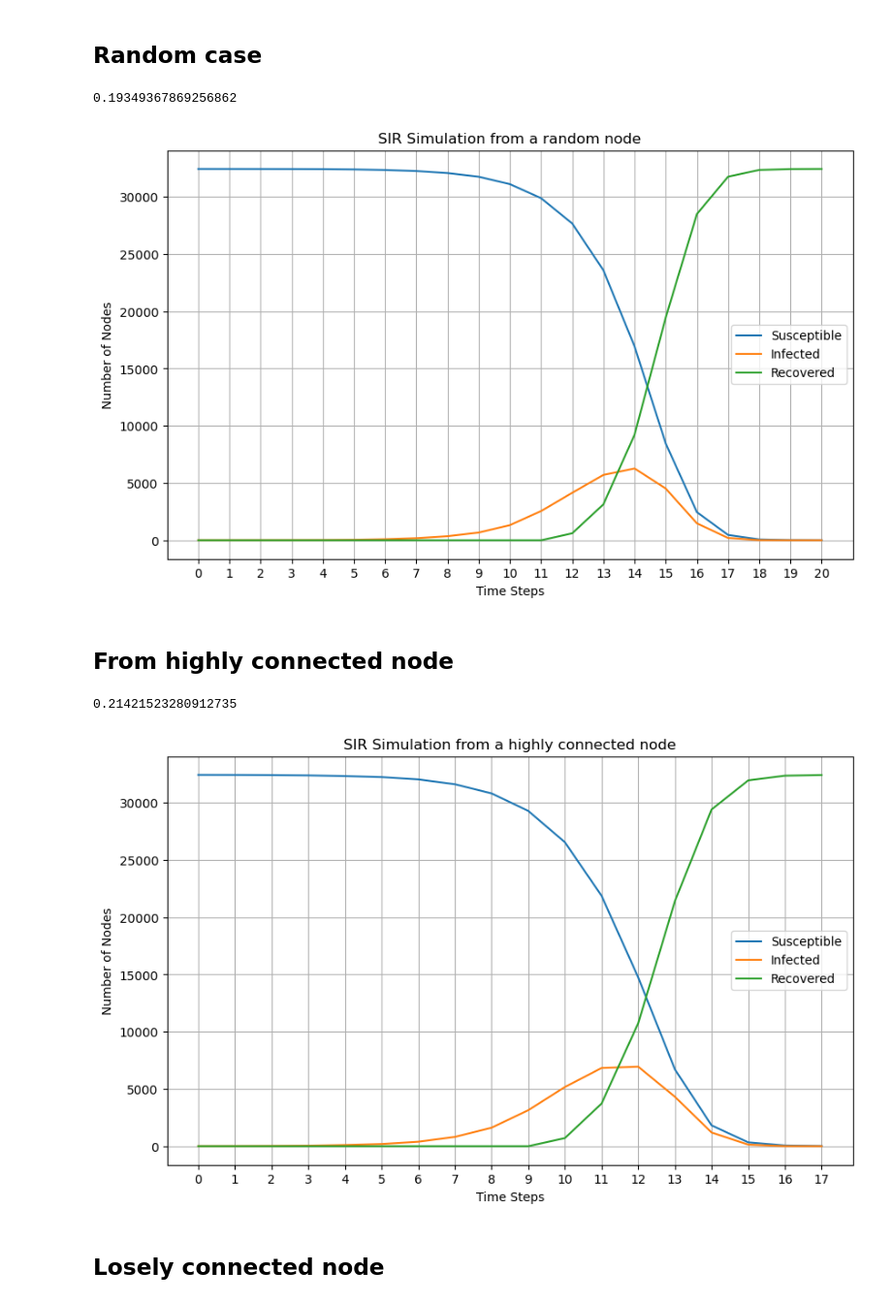
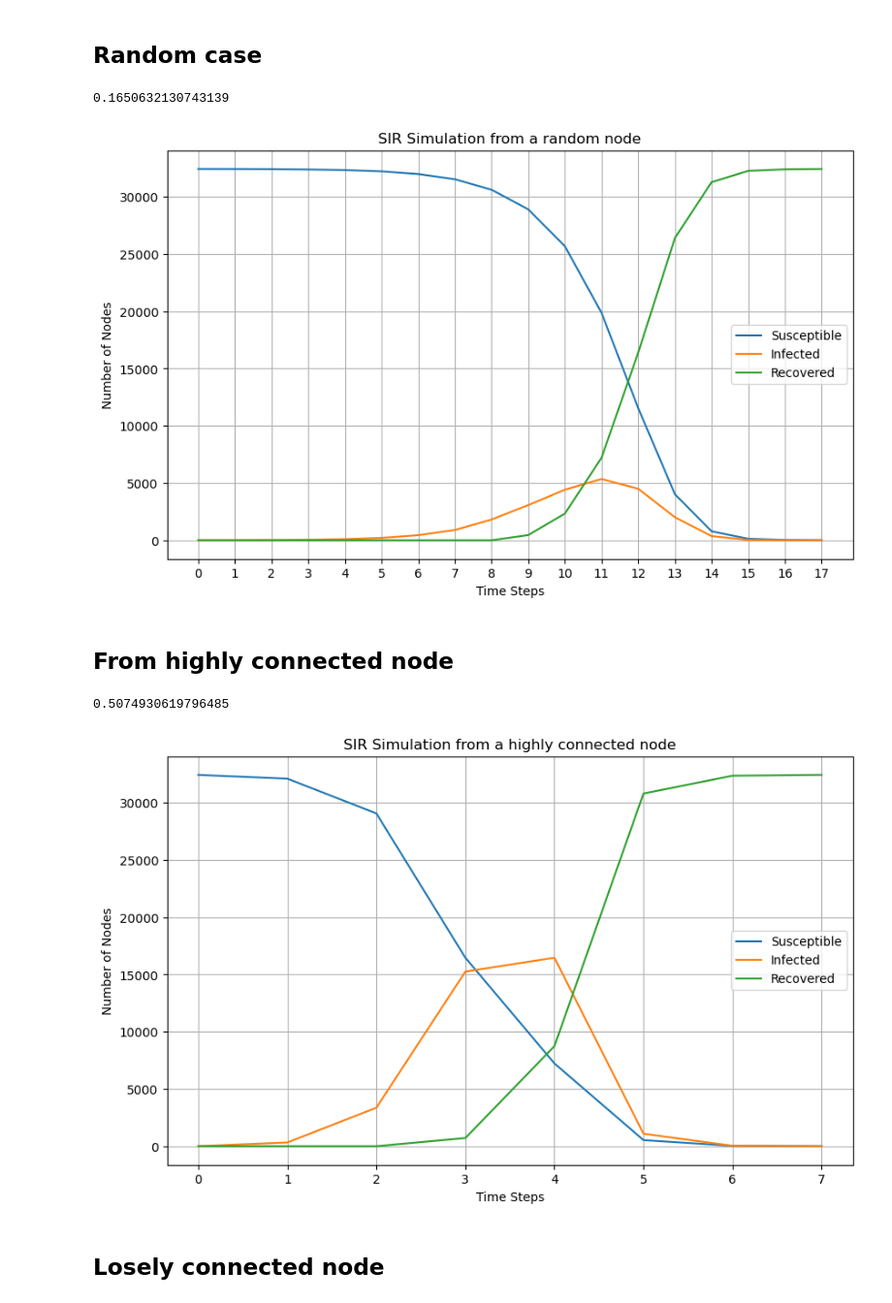
Before and after one commit to kfkfkflmej/NA_EU_emails_2024, a Jupyter notebook: SIR.ipynb, the cells around one changed output. Shown at 97% size. Drawn from its saved outputs; the diff is of its cells as text; code cells hidden in the pictures.

```diff
--- a/SIR.ipynb
+++ b/SIR.ipynb
@@ -227,7 +227,7 @@ G = nx.from_pandas_edgelist(edge_df, 'Source', 'Target')
 beta = 0.5      # Transmission probability
 gamma = 0.23  # Recovery probability
 #initial_infected_fraction = 0.001  # Initial fraction of infected nodes
-recovery_threshold = 0.05  # Threshold for recovery
+recovery_threshold = 0.03  # Threshold for recovery
 
 # Initialize states
 nodes = list(G.nodes)
@@ -288,17 +288,17 @@ plt.title("SIR Simulation from a random node")
 plt.xticks(ticks=range(len(susceptible_counts)))
 plt.legend()
 plt.grid()
-plt.savefig("fig_case3_original.png")
+plt.savefig("fig_case2_synt.png")
 plt.show()
 # %% [output]
-0.19349367869256862
+0.1650632130743139
-[figure, old version]
+[figure, new version]
 # %% [markdown]
 ## From highly connected node
 # %%
 # Load the CSV file and create the graph
-file_path = 'data\\final_final_random_graph.csv'  # Update with the actual path to your file
-#file_path = 'data\data - fixed numbers.csv'
+#file_path = 'data\\final_final_random_graph.csv'  # Update with the actual path to your file
+file_path = 'data\data - fixed numbers.csv'
 edge_df = pd.read_csv(file_path, delimiter=' ')
 G = nx.from_pandas_edgelist(edge_df, 'Source', 'Target')
 
@@ -306,7 +306,7 @@ G = nx.from_pandas_edgelist(edge_df, 'Source', 'Target')
 beta = 0.5      # Transmission probability
 gamma = 0.23  # Recovery probability
 #initial_infected_fraction = 0.001  # Initial fraction of infected nodes
-recovery_threshold = 0.05  # Threshold for recovery
+recovery_threshold = 0.03  # Threshold for recovery
 
 # Initialize states
 nodes = list(G.nodes)
@@ -315,8 +315,8 @@ initial_infected = 1
 #infected_nodes = np.random.choice(nodes, replace=False)
 node_states = {node: 'S' for node in nodes}  # All nodes start as Susceptible (S)
 #for node in infected_nodes:
-#node_states[102] = 'I' #original network
-node_states[8121] = 'I' #syntetic network
+node_states[102] = 'I' #original network
+#node_states[8121] = 'I' #syntetic network
 #print(infected_nodes)
 
 # Record initial state counts
@@ -344,36 +344,36 @@ for t in range(time_steps):
                 if node_states[neighbor] == 'S' or node_states[neighbor] == 'I':
                     new_states[neighbor] = 'R'
 
             #if np.random.rand() < gamma and recovery_threshold == 1:
                 #new_states[node] = 'R'
 
     # Update states
     node_states = new_states
     susceptible_counts.append(sum(1 for state in node_states.values() if state == 'S'))
     infected_counts.append(sum(1 for state in node_states.values() if state == 'I'))
     recovered_counts.append(sum(1 for state in node_states.values() if state == 'R'))
 
     # Break if no more infected
     if infected_counts[-1] == 0:
         break
 print(max(infected_counts)/n)
 # Plot results
 
 plt.figure(figsize=(10, 6))
 plt.plot(susceptible_counts, label="Susceptible")
 plt.plot(infected_counts, label="Infected")
 plt.plot(recovered_counts, label="Recovered")
 plt.xlabel("Time Steps")
 plt.ylabel("Number of Nodes")
 plt.title("SIR Simulation from a highly connected node")
 plt.xticks(ticks=range(len(susceptible_counts)))
 plt.legend()
 plt.grid()
-plt.savefig("fig_case1_syntetic.png")
+plt.savefig("fig_case1_original.png")
 plt.show()
 # %% [output]
-0.21421523280912735
+0.5074930619796485
-[figure, old version]
+[figure, new version]
 # %% [markdown]
 ## Losely connected node
 # %%
```
Also changed, not shown: parts of 5 cells of this notebook.
